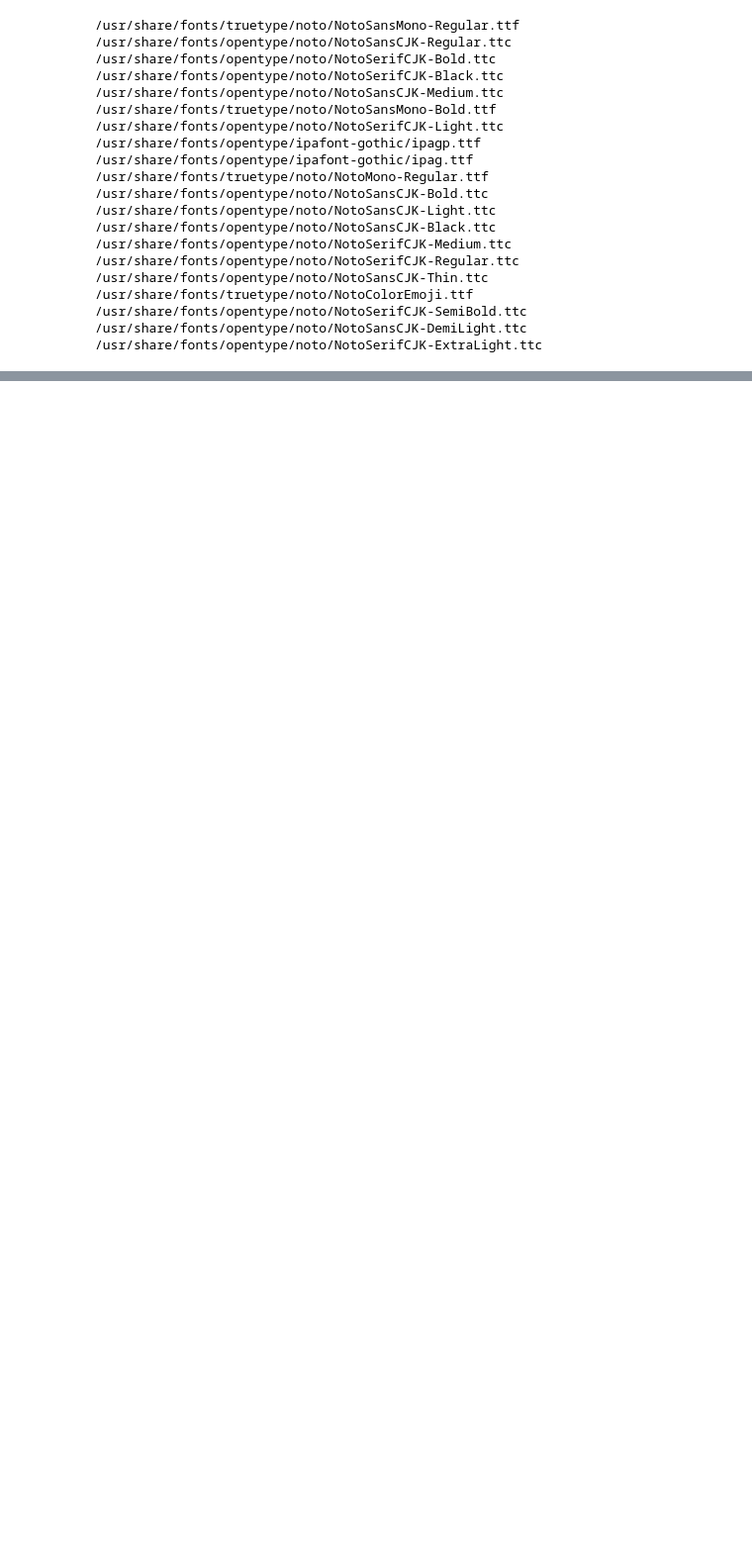
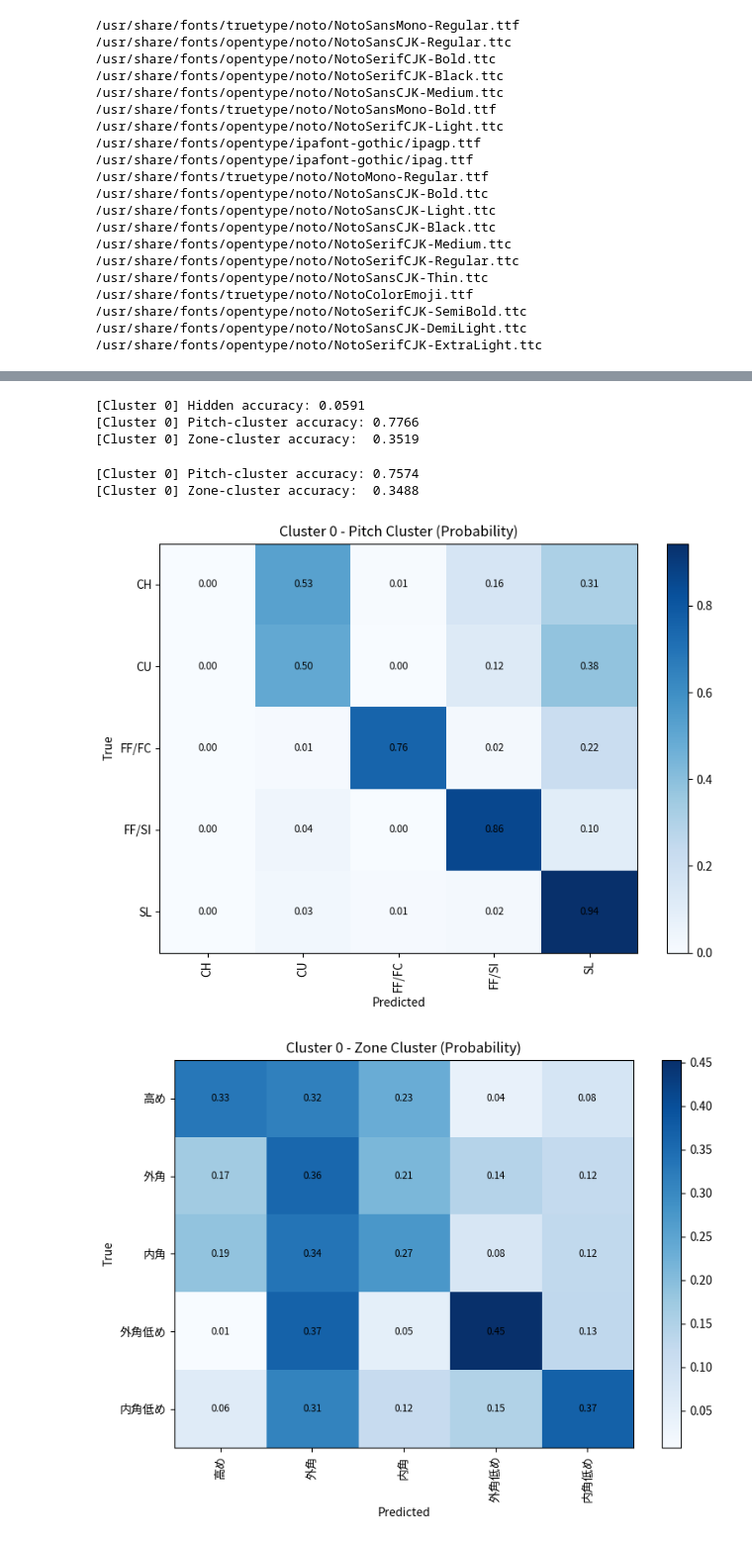
Before and after one commit to c0b220354a/kenkyu, a Jupyter notebook: IOHMM_pitch_cluster_unsup.ipynb, the cells around one changed output, grey strips where cells are left out. Shown at 99% size. Saved outputs shown, nothing was run; the diff lists cells and outputs as text; code cells hidden in the pictures; blank space fills up the shorter version.

```diff
--- a/IOHMM_pitch_cluster_unsup.ipynb
+++ b/IOHMM_pitch_cluster_unsup.ipynb
@@ -544,7 +551,7 @@ from sklearn.metrics import accuracy_score, confusion_matrix
 cluster_list = [0]
 
 for cluster in cluster_list:
-    dir_name = f"iohmm_cluster_0_with_prior"
+    dir_name = f"iohmm_cluster_0_with_prior_6"
     model_file = os.path.join(dir_name, 'model.pkl')
     test_file  = os.path.join(dir_name, 'test_data.csv')
     enc_file   = os.path.join(dir_name, 'encoders.pkl')
@@ -629,6 +636,10 @@ for cluster in cluster_list:
         outf.write(f"hidden_state_accuracy: {acc_hidden:.4f}\n")
         outf.write(f"pitch_cluster_accuracy: {acc_p:.4f}\n")
         outf.write(f"zone_cluster_accuracy:  {acc_z:.4f}\n")
+# %% [output]
+[Cluster 0] Hidden accuracy: 0.0591
+[Cluster 0] Pitch-cluster accuracy: 0.7766
+[Cluster 0] Zone-cluster accuracy:  0.3519
 # %%
 import os
 import pickle
@@ -718,7 +729,7 @@ def viterbi_decode_iohmm(model, df, input_features, obs_features):
 
 def evaluate_iohmm_with_viterbi(cluster_list, obs_features):
     for cluster in cluster_list:
-        dir_name   = f"iohmm_cluster_0_with_prior"
+        dir_name   = f"iohmm_cluster_0_with_prior_6"
         model_file = os.path.join(dir_name, 'model.pkl')
         test_file  = os.path.join(dir_name, 'test_data.csv')
         enc_file   = os.path.join(dir_name, 'encoders.pkl')
@@ -788,6 +799,9 @@ evaluate_iohmm_with_viterbi(
     cluster_list=[0],
     obs_features=['pitch_cluster_label', 'zone_cluster']
 )
+# %% [output]
+[Cluster 0] Pitch-cluster accuracy: 0.7574
+[Cluster 0] Zone-cluster accuracy:  0.3488
 # %%
 import os
 import pandas as pd
@@ -819,7 +833,7 @@ rcParams['font.family'] = jp_font.get_name()
 rcParams['axes.unicode_minus'] = False
 
 for cluster in cluster_list:
-    dir_name = f"iohmm_cluster_0_with_prior"
+    dir_name = f"iohmm_cluster_0_with_prior_6"
     for title, filename in matrix_files.items():
         path = os.path.join(dir_name, filename)
         if not os.path.exists(path):
@@ -831,33 +845,36 @@ for cluster in cluster_list:
 
         fig, ax = plt.subplots(figsize=(8, 6))
         im = ax.imshow(df_prop.values, aspect='auto', cmap='Blues')
         plt.colorbar(im, ax=ax)
 
         # 軸ラベル設定
         if title == "Zone Cluster":
             x_labels = [zone_names.get(int(c), str(c)) for c in df_prop.columns]
             y_labels = [zone_names.get(int(c), str(c)) for c in df_prop.index]
         else:
             x_labels = [str(c) for c in df_prop.columns]
             y_labels = [str(c) for c in df_prop.index]
 
         ax.set_xticks(range(len(x_labels)))
         ax.set_xticklabels(x_labels, rotation=90)
         ax.set_yticks(range(len(y_labels)))
         ax.set_yticklabels(y_labels)
 
         ax.set_xlabel("Predicted")
         ax.set_ylabel("True")
         ax.set_title(f"Cluster {cluster} - {title} (Probability)")
 
         # 数値注記
         for i in range(df_prop.shape[0]):
             for j in range(df_prop.shape[1]):
                 ax.text(j, i, f"{df_prop.iat[i,j]:.2f}",
                         ha="center", va="center", fontsize='small', color='black')
 
         plt.tight_layout()
         plt.show()
+# %% [output]
+[figure, added]
+[figure, added]
 # %%
 import os
 import pandas as pd
```
Also changed, not shown: parts of 5 cells of this notebook, 1 other file.
